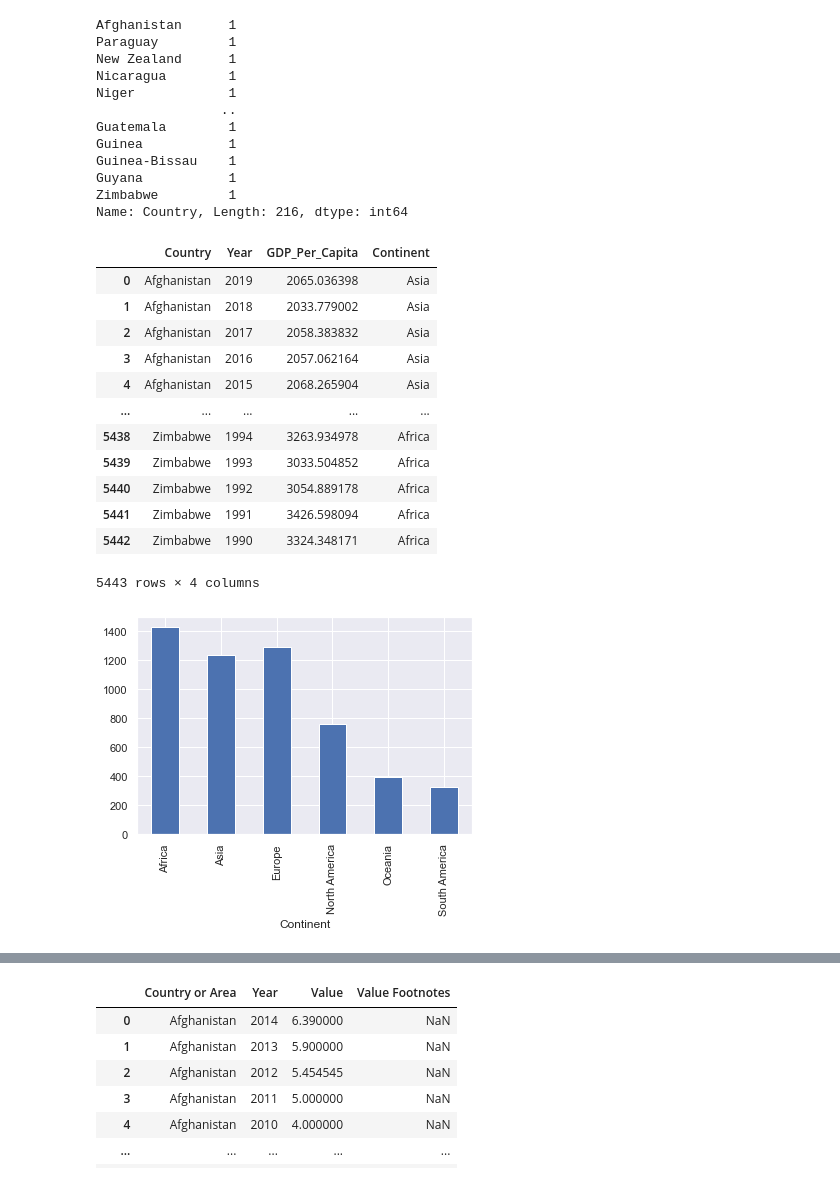
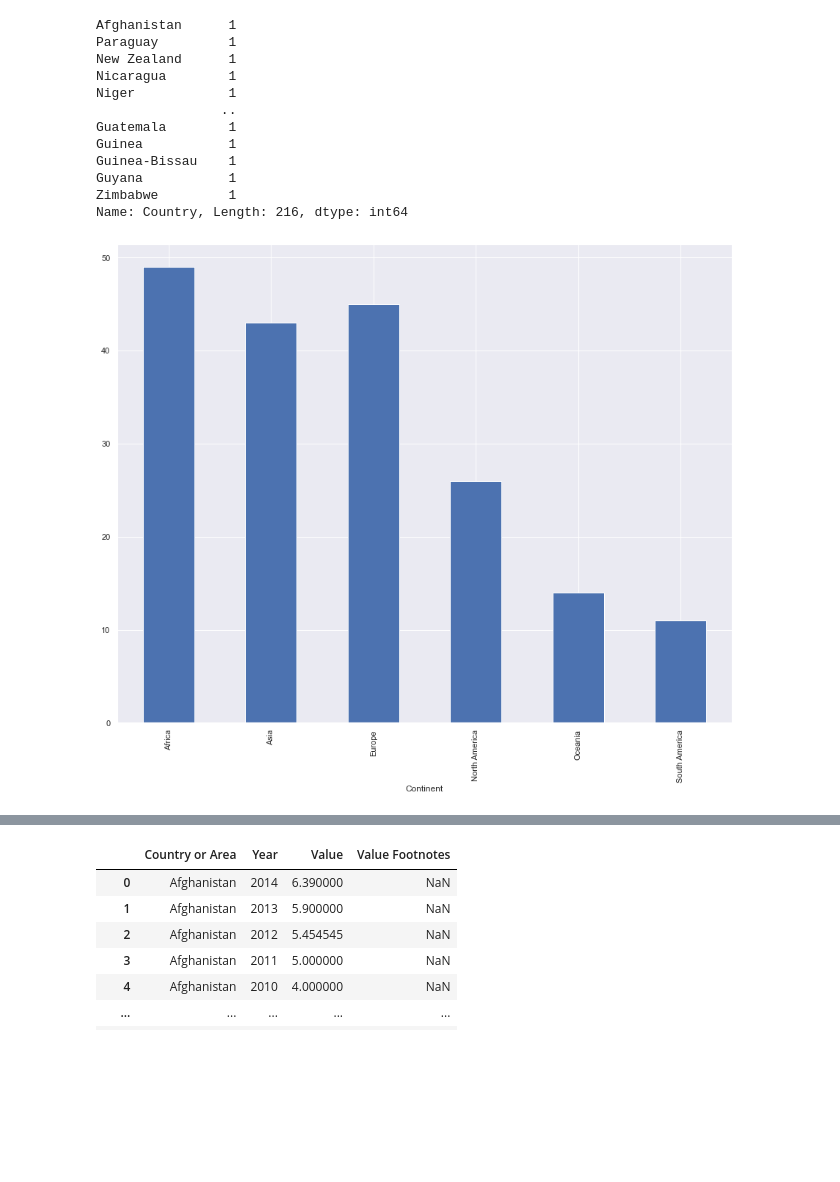
Before and after one commit to nss-data-science-cohort-5/un_exploration-charre2021, a Jupyter notebook: notebooks/UN_Data_Exploration.ipynb, the cells around one changed output, grey strips where cells are left out. Saved outputs shown, nothing was run; the diff lists cells and outputs as text; code cells hidden in the pictures; blank space fills up the shorter version.

```diff
--- a/notebooks/UN_Data_Exploration.ipynb
+++ b/notebooks/UN_Data_Exploration.ipynb
@@ -198,24 +216,14 @@ Guyana           1
 Zimbabwe         1
 Name: Country, Length: 216, dtype: int64
 # %%
+# Question 19
+
 gdp_df = pd.merge(gdp_df, continents)
-gdp_df
-# %% [output]
-|  | Country | Year | GDP_Per_Capita | Continent |
-| 0 | Afghanistan | 2019 | 2065.036398 | Asia |
-| 1 | Afghanistan | 2018 | 2033.779002 | Asia |
-| 2 | Afghanistan | 2017 | 2058.383832 | Asia |
-| 3 | Afghanistan | 2016 | 2057.062164 | Asia |
-| 4 | Afghanistan | 2015 | 2068.265904 | Asia |
-| ... | ... | ... | ... | ... |
-| 5438 | Zimbabwe | 1994 | 3263.934978 | Africa |
-| 5439 | Zimbabwe | 1993 | 3033.504852 | Africa |
-| 5440 | Zimbabwe | 1992 | 3054.889178 | Africa |
-| 5441 | Zimbabwe | 1991 | 3426.598094 | Africa |
-| 5442 | Zimbabwe | 1990 | 3324.348171 | Africa |
-5443 rows × 4 columns
 # %%
-gdp_df.groupby('Continent')['Country'].count().plot(kind = 'bar');
+# Question 20
+
+no_dupe_countries = gdp_df.drop_duplicates('Country')
+no_dupe_countries.groupby('Continent')['Country'].count().plot(kind = 'bar');
 # %% [output]
-[figure, old version]
+[figure, new version]
 # %%
```
Also changed, not shown: parts of 29 cells of this notebook.
